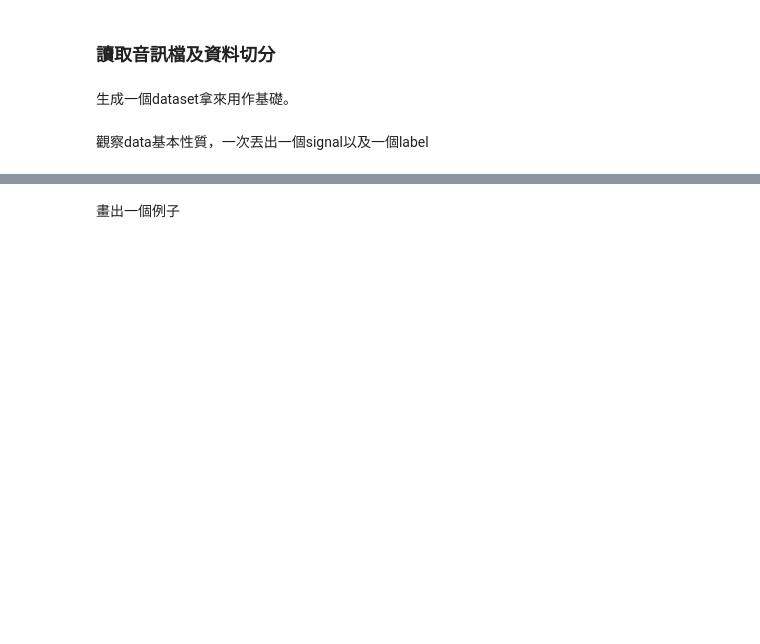
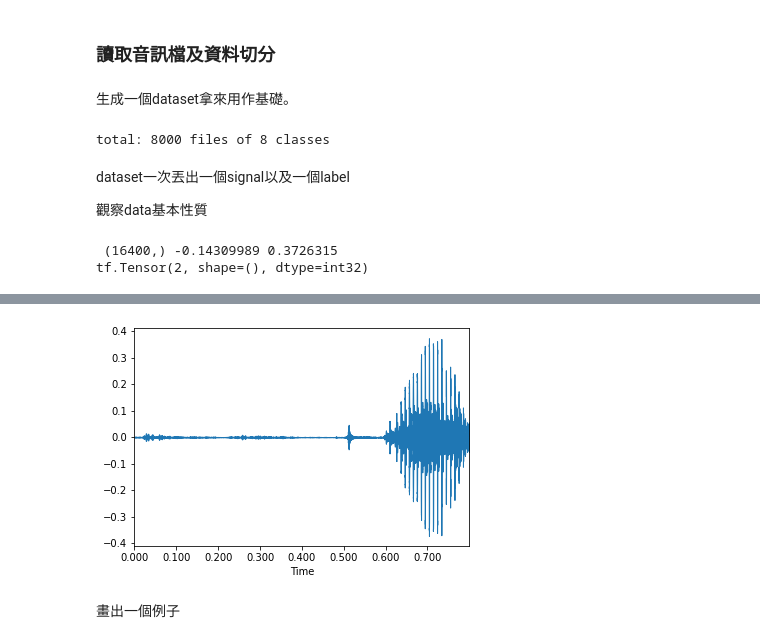
Before and after one commit to TA-aiacademy/course_3.0, a Jupyter notebook: 07_TSRNN/TSRNN_Part4/2_Signal_Classification.ipynb, the cells around one changed output, grey strips where cells are left out. Drawn from its saved outputs; the diff is of its cells as text; code cells hidden in the pictures; blank space fills up the shorter version.

```diff
--- a/07_TSRNN/TSRNN_Part4/2_Signal_Classification.ipynb
+++ b/07_TSRNN/TSRNN_Part4/2_Signal_Classification.ipynb
@@ -37,7 +55,7 @@ def find_class(x):
     # 根據格式，找到所屬class
     return x.strip('/')[-2]
 
-def audio_folder_datasets( dataset_path,class_dictionary, sr=22050, duration=None):
+def audio_folder_datasets( dataset_path,class_dictionary, sr=22050, duration=-1):
     # 輸入:
     ## dataset_path - 資料夾，內有數個不同class的資料夾，內有.wav檔
     ## class_dictionary - dictionary物件，對應每個資料夾的class
@@ -50,13 +68,20 @@ def audio_folder_datasets( dataset_path,class_dictionary, sr=22050, duration=Non
         file_names.extend(f_list) # 加入列表
         labels.extend([class_id]*len(f_list)) # 加入相應labels
     print("total:",f"{len(file_names)} files of {len(class_dictionary)} classes")
+
+    @tf.function
     def load_wav(fname):
         # 使用指定sampling rate, duration讀檔
-        # 會從binary格式轉成一般文字再開始做
-        return librosa.load(fname.numpy(), sr=sr, duration=duration)
-    def load_file(fname):
-        # 使用pyfunction將loading function用在tensorflow tnesor上
-        return tf.py_function(func=load_wav, inp=[fname], Tout=tf.float32)
+        # 這邊要用到librosa的loading才有re-sample，若已經知道每個檔案sampling rate也可以用tensorflow的tf.audio
+        # 可參考: https://www.kaggle.com/code/lkergalipatak/bird-audio-classification-with-tensorflow
+
+        x= tf.numpy_function(
+            lambda x: librosa.util.fix_length(
+                librosa.load(x, sr=sr, duration=duration)[0],
+                size=int(sr*duration),
+                mode='edge'),
+            inp=[fname], Tout=tf.float32)
+        return x
 
     def get_dataset(paths_,labels_):
         # 得到所有資料夾名稱
@@ -64,7 +89,7 @@ def audio_folder_datasets( dataset_path,class_dictionary, sr=22050, duration=Non
         label_ds= tf.data.Dataset.from_tensor_slices(labels_)
 
         data_ds = path_ds.map(
-                load_file,
+                load_wav,
                 num_parallel_calls=tf.data.AUTOTUNE,
             )
         return tf.data.Dataset.zip((data_ds,label_ds))
@@ -76,7 +101,7 @@ def audio_folder_datasets( dataset_path,class_dictionary, sr=22050, duration=Non
 # %%
 # 準備一些參數輸入進function生成dataset
 DATASET_PATH='mini_speech_commands/'
-class_dict={
+class_dict = {
     'down':0,
     'go':1,
     'left':2,
@@ -86,18 +111,25 @@ class_dict={
     'up':6,
     'yes':7
 }
-SR=22050
-DURATION=0.8
-tran_ds, val_ds = audio_folder_datasets(DATASET_PATH,class_dict,sr=SR,duration=DURATION)
+SR = 20500
+DURATION = 0.8
+tran_ds, val_ds = audio_folder_datasets(DATASET_PATH, class_dict, sr=SR, duration=DURATION)
+# %% [output]
+total: 8000 files of 8 classes
-# %% [markdown]
-觀察data基本性質，一次丟出一個signal以及一個label
+# %% [markdown]
+dataset一次丟出一個signal以及一個label
+
+觀察data基本性質
 # %%
 for x,y in tran_ds:
-    print(x.shape,x.numpy().min(),x.numpy().max())
+    print('\n',x.shape,x.numpy().min(),x.numpy().max())
     print(y)
     break
 # 畫出來
-ldp.waveplot(x.numpy(),sr=SR)
+ldp.waveplot(x.numpy().squeeze(), sr=SR)
 
 # 聽看看
-idp.Audio(x.numpy(),rate=SR)
+idp.Audio(x.numpy().squeeze(), rate=SR)
+# %% [output]
+ (16400,) -0.14309989 0.3726315
+tf.Tensor(2, shape=(), dtype=int32)
@@ -104,3 +137,4 @@ idp.Audio(x.numpy(),rate=SR)
+[figure, added]
 # %% [markdown]
 畫出一個例子
 # %% [markdown]
```
Also changed, not shown: parts of 16 cells of this notebook.
